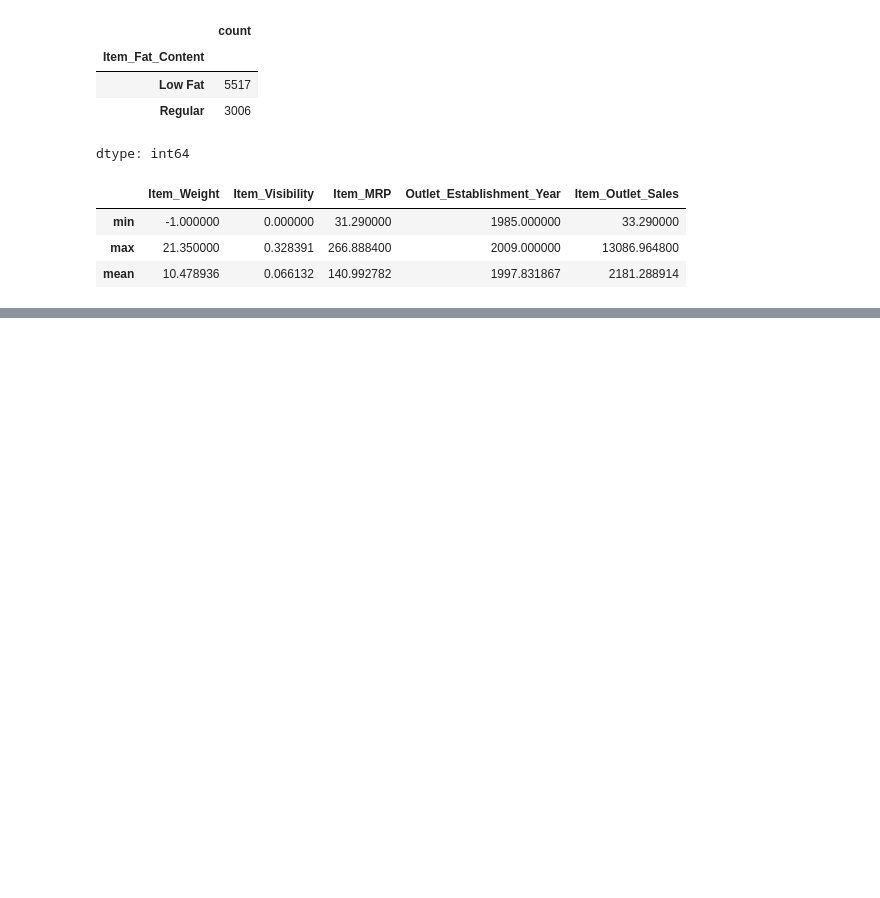
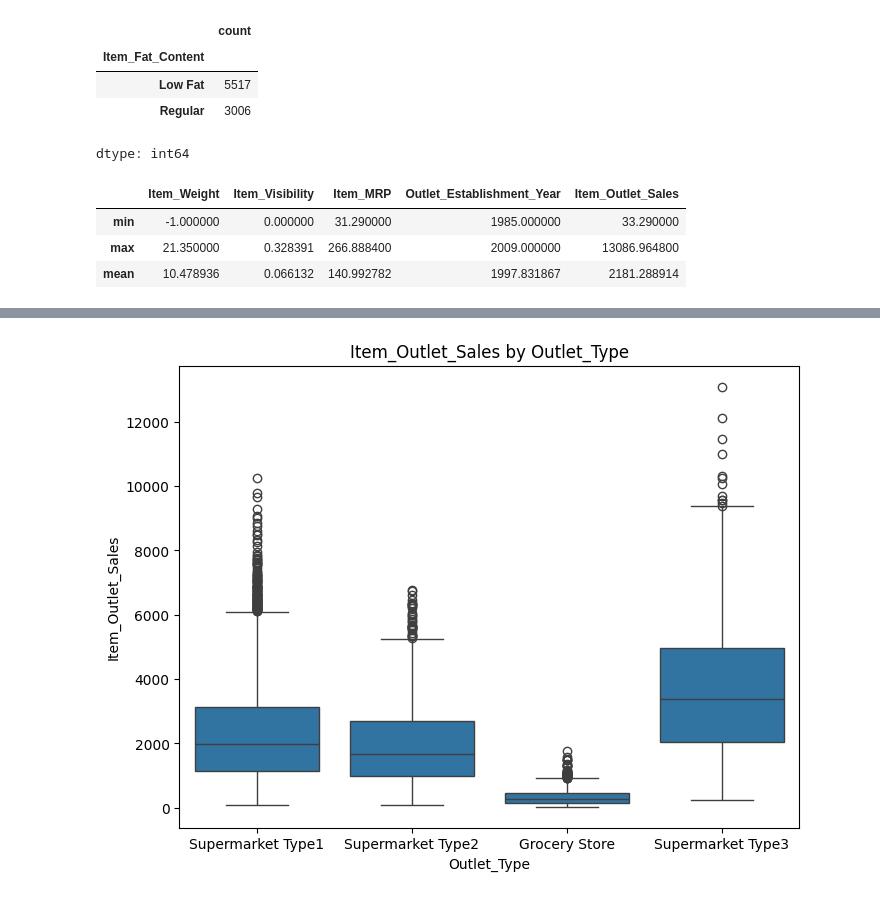
Before and after one commit to Shojaiaa/Prediction-of-Product-Sales, a Jupyter notebook: project_1_ipynb.ipynb, the cells around one changed output, grey strips where cells are left out. Saved outputs shown, nothing was run; the diff lists cells and outputs as text; code cells hidden in the pictures; blank space fills up the shorter version.

```diff
--- a/project_1_ipynb.ipynb
+++ b/project_1_ipynb.ipynb
@@ -170,0 +222,12 @@ df.select_dtypes(include=['number']).agg(['min', 'max', 'mean'])
+# %%
+# Boxplot: Item Outlet Sales by Outlet Type
+plt.figure(figsize=(8, 6))
+
+sns.boxplot(data=df,x='Outlet_Type', y='Item_Outlet_Sales')
+plt.title('Item_Outlet_Sales by Outlet_Type')
+plt.xlabel('Outlet_Type')
+plt.ylabel('Item_Outlet_Sales')
+
+plt.show()
+# %% [output]
+[figure, added]
```
Also changed, not shown: parts of 16 cells of this notebook.
